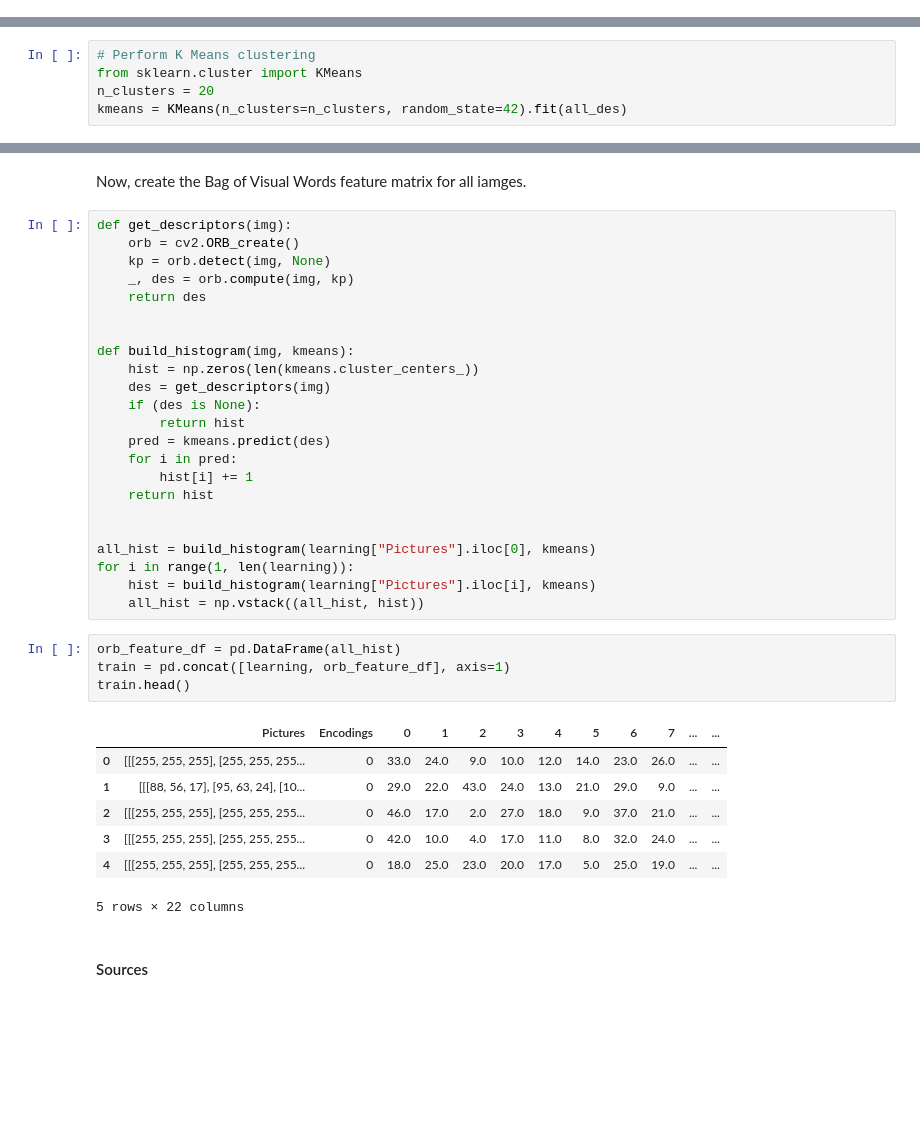
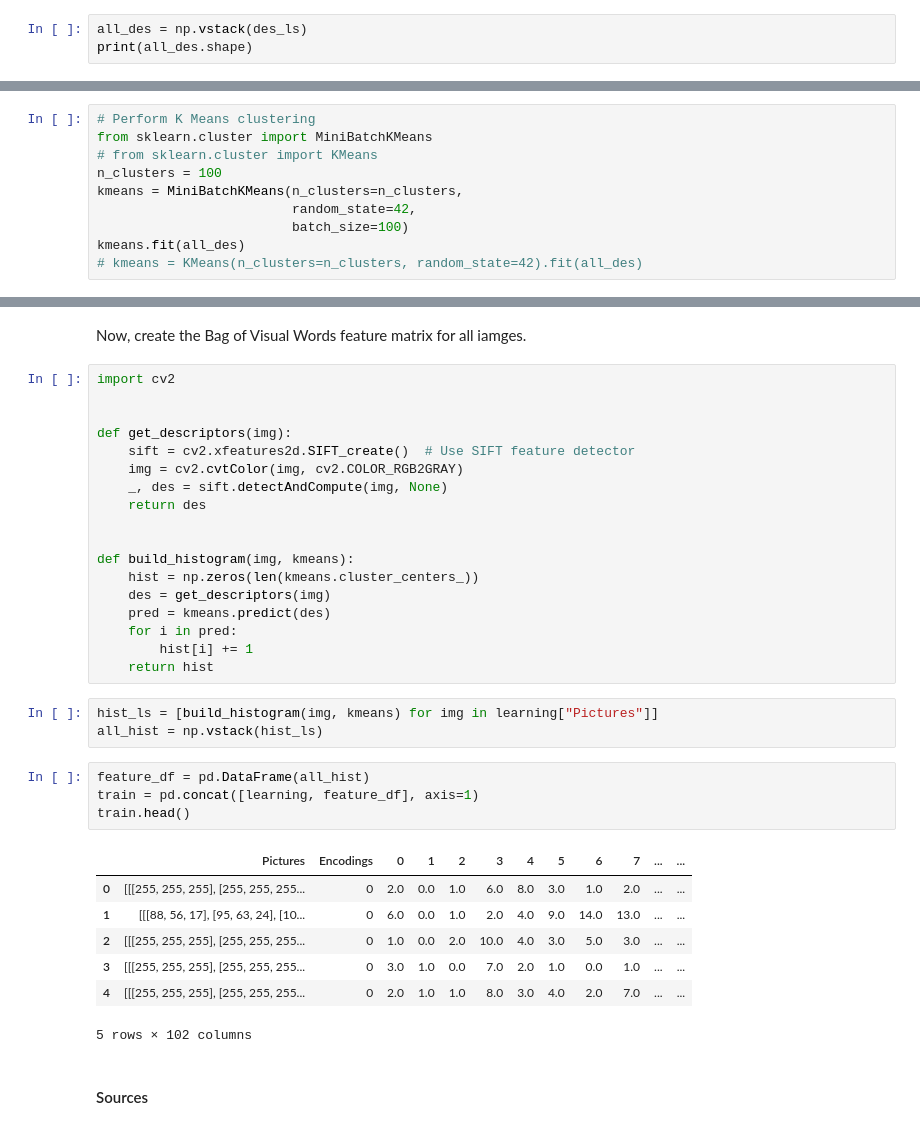
Before and after one commit to JRChow/data-200-grad-proj, a Jupyter notebook: GradProject_NB2.ipynb, the cells around one changed output, grey strips where cells are left out. Cells and saved outputs as stored; diff of their text form; blank space fills up the shorter version.

```diff
--- a/GradProject_NB2.ipynb
+++ b/GradProject_NB2.ipynb
@@ -215,0 +216,3 @@ for i in range(1, len(des_ls)):
+# %%
+all_des = np.vstack(des_ls)
+print(all_des.shape)
@@ -219,6 +224,11 @@ It seems some images have `None` descriptors. We need to take note of that in ou
 Then, we perform K Means clustering to build histogram features.
 # %%
 # Perform K Means clustering
-from sklearn.cluster import KMeans
-n_clusters = 20
-kmeans = KMeans(n_clusters=n_clusters, random_state=42).fit(all_des)
+from sklearn.cluster import MiniBatchKMeans
+# from sklearn.cluster import KMeans
+n_clusters = 100
+kmeans = MiniBatchKMeans(n_clusters=n_clusters,
+                         random_state=42,
+                         batch_size=100)
+kmeans.fit(all_des)
+# kmeans = KMeans(n_clusters=n_clusters, random_state=42).fit(all_des)
@@ -228,39 +243,37 @@ pickle.dump(kmeans, open(f"kmeans_{n_clusters}.pkl", "wb"))
 # %% [markdown]
 Now, create the Bag of Visual Words feature matrix for all iamges.
 # %%
+import cv2
+
+
 def get_descriptors(img):
-    orb = cv2.ORB_create()
-    kp = orb.detect(img, None)
-    _, des = orb.compute(img, kp)
+    sift = cv2.xfeatures2d.SIFT_create()  # Use SIFT feature detector
+    img = cv2.cvtColor(img, cv2.COLOR_RGB2GRAY)
+    _, des = sift.detectAndCompute(img, None)
     return des
 
 
 def build_histogram(img, kmeans):
     hist = np.zeros(len(kmeans.cluster_centers_))
     des = get_descriptors(img)
-    if (des is None):
-        return hist
     pred = kmeans.predict(des)
     for i in pred:
         hist[i] += 1
     return hist
-
-
-all_hist = build_histogram(learning["Pictures"].iloc[0], kmeans)
-for i in range(1, len(learning)):
-    hist = build_histogram(learning["Pictures"].iloc[i], kmeans)
-    all_hist = np.vstack((all_hist, hist))
+# %%
+hist_ls = [build_histogram(img, kmeans) for img in learning["Pictures"]]
+all_hist = np.vstack(hist_ls)
 # %%
-orb_feature_df = pd.DataFrame(all_hist)
-train = pd.concat([learning, orb_feature_df], axis=1)
+feature_df = pd.DataFrame(all_hist)
+train = pd.concat([learning, feature_df], axis=1)
 train.head()
 # %% [output]
 |  | Pictures | Encodings | 0 | 1 | 2 | 3 | 4 | 5 | 6 | 7 | ... | ... |
-| 0 | [[[255, 255, 255], [255, 255, 255... | 0 | 33.0 | 24.0 | 9.0 | 10.0 | 12.0 | 14.0 | 23.0 | 26.0 | ... | ... |
-| 1 | [[[88, 56, 17], [95, 63, 24], [10... | 0 | 29.0 | 22.0 | 43.0 | 24.0 | 13.0 | 21.0 | 29.0 | 9.0 | ... | ... |
-| 2 | [[[255, 255, 255], [255, 255, 255... | 0 | 46.0 | 17.0 | 2.0 | 27.0 | 18.0 | 9.0 | 37.0 | 21.0 | ... | ... |
-| 3 | [[[255, 255, 255], [255, 255, 255... | 0 | 42.0 | 10.0 | 4.0 | 17.0 | 11.0 | 8.0 | 32.0 | 24.0 | ... | ... |
-| 4 | [[[255, 255, 255], [255, 255, 255... | 0 | 18.0 | 25.0 | 23.0 | 20.0 | 17.0 | 5.0 | 25.0 | 19.0 | ... | ... |
+| 0 | [[[255, 255, 255], [255, 255, 255... | 0 | 2.0 | 0.0 | 1.0 | 6.0 | 8.0 | 3.0 | 1.0 | 2.0 | ... | ... |
+| 1 | [[[88, 56, 17], [95, 63, 24], [10... | 0 | 6.0 | 0.0 | 1.0 | 2.0 | 4.0 | 9.0 | 14.0 | 13.0 | ... | ... |
+| 2 | [[[255, 255, 255], [255, 255, 255... | 0 | 1.0 | 0.0 | 2.0 | 10.0 | 4.0 | 3.0 | 5.0 | 3.0 | ... | ... |
+| 3 | [[[255, 255, 255], [255, 255, 255... | 0 | 3.0 | 1.0 | 0.0 | 7.0 | 2.0 | 1.0 | 0.0 | 1.0 | ... | ... |
+| 4 | [[[255, 255, 255], [255, 255, 255... | 0 | 2.0 | 1.0 | 1.0 | 8.0 | 3.0 | 4.0 | 2.0 | 7.0 | ... | ... |
-5 rows × 22 columns
+5 rows × 102 columns
 # %% [markdown]
 <h4> Sources </h4>
```
Also changed, not shown: parts of 13 cells of this notebook.
